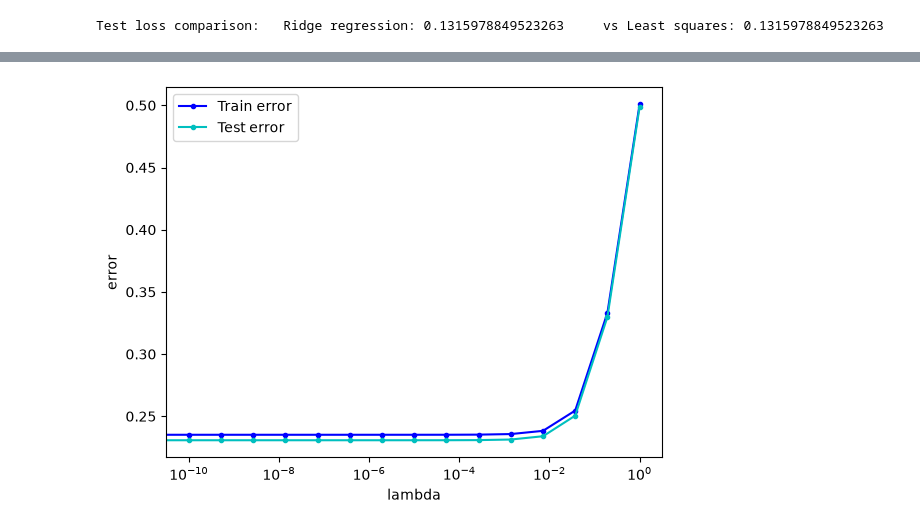
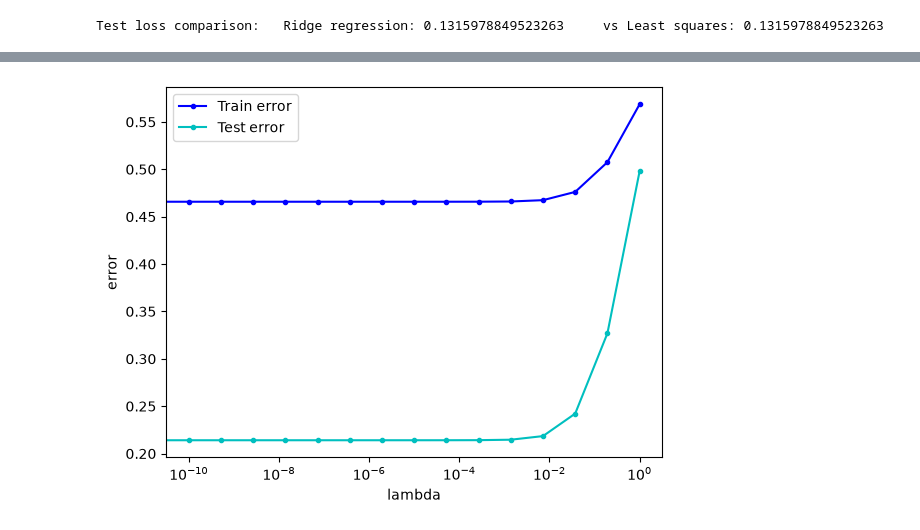
Before and after one commit to cheimatouihri/ML_PROJECT_CVD, a Jupyter notebook: asawyer_proj1_experimentation.ipynb, the cells around one changed output, grey strips where cells are left out. Cells and saved outputs as stored; diff of their text form; code cells hidden in the pictures.

Commit message:
add random undersampling

```diff
--- a/asawyer_proj1_experimentation.ipynb
+++ b/asawyer_proj1_experimentation.ipynb
@@ -65,4 +64,35 @@ array([[ 1.        , -0.42032874, -0.00987575, ...,  0.        ,
 # %%
+def random_undersample(x, y, seed=1):
+    """ Randomly undersample the data to even out class imbalance:
+        Randomly select only m samples from the MAJORITY class, where m equals the
+        total number of samples in the dataset from the MINORITY class
+    """
+    np.random.seed(seed)
+    labels, counts = np.unique(y, return_counts=True)
+    m = counts.min()  # count of data points in minority class
+    min_label = labels[counts.argmin()]  # minority class label
+    maj_indices = np.where(y != min_label)[0]  # indices for data points in majority class
+    min_indices = np.where(y == min_label)[0]  # indices for data points in minority class
+    x_maj_only = x[maj_indices]  # dataset filtered for majority class only
+    y_maj_only = y[maj_indices]  # dataset filtered for majority class only
+    x_min_only = x[min_indices]  # dataset filtered for minority class only
+    y_min_only = y[min_indices]  # dataset filtered for minority class only
+    und_rand_idx = np.random.permutation(m)  # create ndarray of randomized indices for undersampling
+    # undersample majority class data points using randomly generated indices
+    x_und = x_maj_only[und_rand_idx]
+    y_und = y_maj_only[und_rand_idx]
+    # print(x_und.shape)
+    # print(y_und.shape)
+
+    # randomly generate indices for final reshuffle
+    recombine_rand_idx = np.random.permutation(2 * m)
+    # recombine with data points from the minority class
+    x_recombine = np.concatenate([x_und, x_min_only])
+    y_recombine = np.concatenate([y_und, y_min_only])
+
+    return x_recombine[recombine_rand_idx], y_recombine[recombine_rand_idx]
+
+
 def split_data(x, y, ratio, seed=1):
     """
     Split data into training and test sets based on provided ratio.
@@ -80,13 +110,14 @@ def split_data(x, y, ratio, seed=1):
     y_tr = y[rand_idx_tr]  # use the training set of randomized indices to sample from y
     y_te = y[rand_idx_te]  # use the test set of randomized indices to sample from y
 
+    # RANDOM UNDERSAMPLING to even out class imbalance
+    x_tr, y_tr = random_undersample(x_tr, y_tr)
+
     return x_tr, x_te, y_tr, y_te
 
 
-ratio = 0.8
+# use unusually high ratio since we will be randomly undersampling the training data to address class imbalance
+ratio = 0.95
 x_tr, x_te, y_tr, y_te = split_data(tx_train, y_train, ratio)
-print(x_tr.shape)
-print(x_te.shape)
-print(y_tr.shape)
-print(y_te.shape)
+print(f"Split dataset shapes:\tx_train: {x_tr.shape}\ttx_test:{x_te.shape}\ty_train: {y_tr.shape}\ty_test: {y_te.shape}")
 # %% [output]
@@ -290,6 +357,7 @@ Logistic regression loss: 0.23512416574719186
 # %%
 # Regularized logistic regression
-# args: y, tx, lambda_, initial_w, max_iters, gamma
+max_iters = 500
+gamma = 0.1
 args_tr = { "y": y_tr_conv, "tx": x_tr, "max_iters": max_iters, "gamma": gamma }
 args_te = { "y": y_te_conv, "tx": x_te, "max_iters": max_iters, "gamma": gamma }
 best_lambda_te = find_best_lambda(reg_logistic_regression, args_tr, args_te)
@@ -315,4 +383,4 @@ Lambda: 1.0     Training loss: 0.5008727533946556       Test loss: 0.49893129441
 Best lambda values:     Train: 0.0 at idx 0     Test: 0.0 at idx 0
-[figure, old version]
+[figure, new version]
 # %%
 # compare models
```
Also changed, not shown: parts of 10 cells of this notebook.
